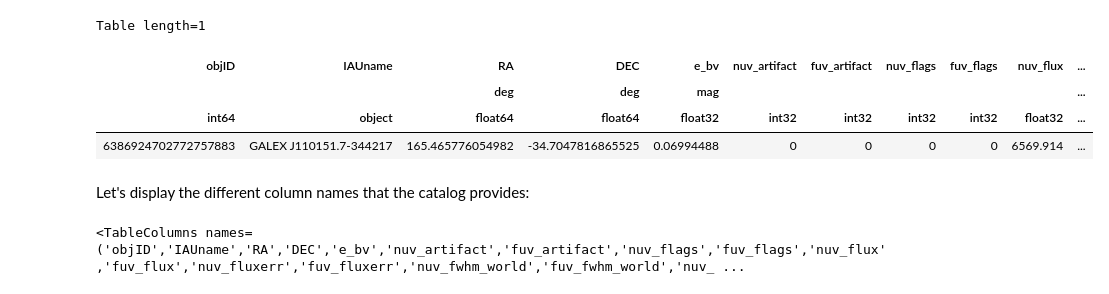
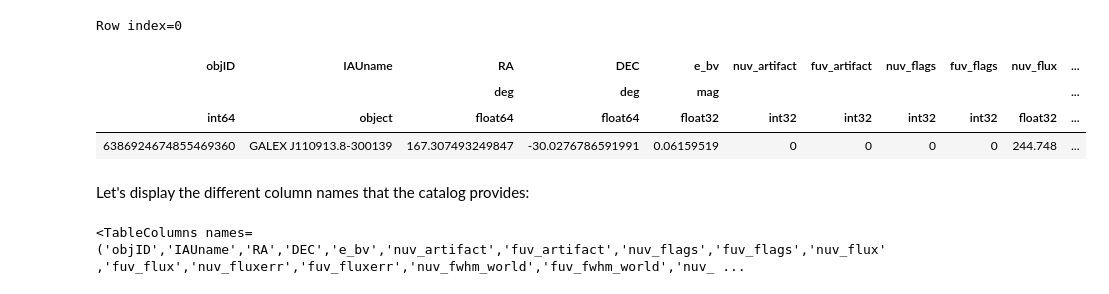
Before and after one commit to ScienceBetter/notebooks-stsci, a Jupyter notebook: UV_excess_in_low_mass_stars/UV_excess_in_low_mass_stars.ipynb, the cells around one changed output. Cells and saved outputs as stored; diff of their text form; code cells hidden in the pictures.

```diff
--- a/UV_excess_in_low_mass_stars/UV_excess_in_low_mass_stars.ipynb
+++ b/UV_excess_in_low_mass_stars/UV_excess_in_low_mass_stars.ipynb
@@ -79,15 +155,15 @@ As explained in the tutorial, in order to access the GUVCat catalog via the VO w
 # %%
-pos = coord.SkyCoord(ra=165.4662722021100, dec=-34.7047314495500, unit='deg',frame='icrs')
+pos = coord.SkyCoord(ra=ra_TWA[0], dec=dec_TWA[0], unit='deg',frame='icrs')
 size = u.Quantity(10, unit="arcsec")
 scs_service = vo.dal.SCSService('http://gsss.stsci.edu/webservices/vo/ConeSearch.aspx?CAT=GALEX&')
 scs_results = scs_service.search(pos=pos, radius=size)
-scs_results.to_table()
+scs_results.to_table()[0]
 # %% [output]
-Table length=1
+Row index=0
 | objID | IAUname | RA | DEC | e_bv | nuv_artifact | fuv_artifact | nuv_flags | fuv_flags | nuv_flux | ... |
 |  |  | deg | deg | mag |  |  |  |  |  | ... |
 | int64 | object | float64 | float64 | float32 | int32 | int32 | int32 | int32 | float32 | ... |
-| 6386924702772757883 | GALEX J110151.7-344217 | 165.465776054982 | -34.7047816865525 | 0.06994488 | 0 | 0 | 0 | 0 | 6569.914 | ... |
+| 6386924674855469360 | GALEX J110913.8-300139 | 167.307493249847 | -30.0276786591991 | 0.06159519 | 0 | 0 | 0 | 0 | 244.748 | ... |
 # %% [markdown]
 Let's display the different column names that the catalog provides:
 # %%
```
Also changed, not shown: parts of 35 cells of this notebook, 1 other file.
